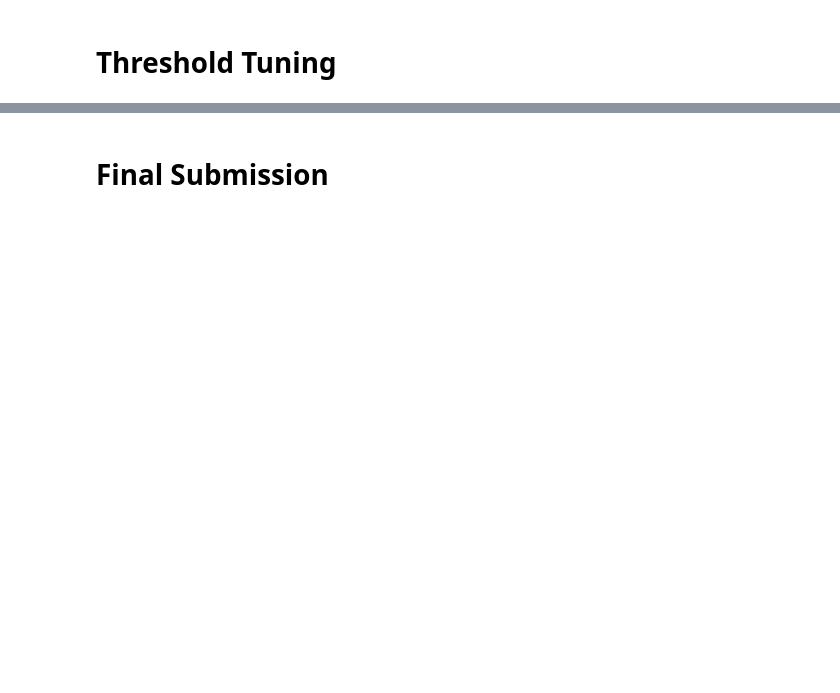
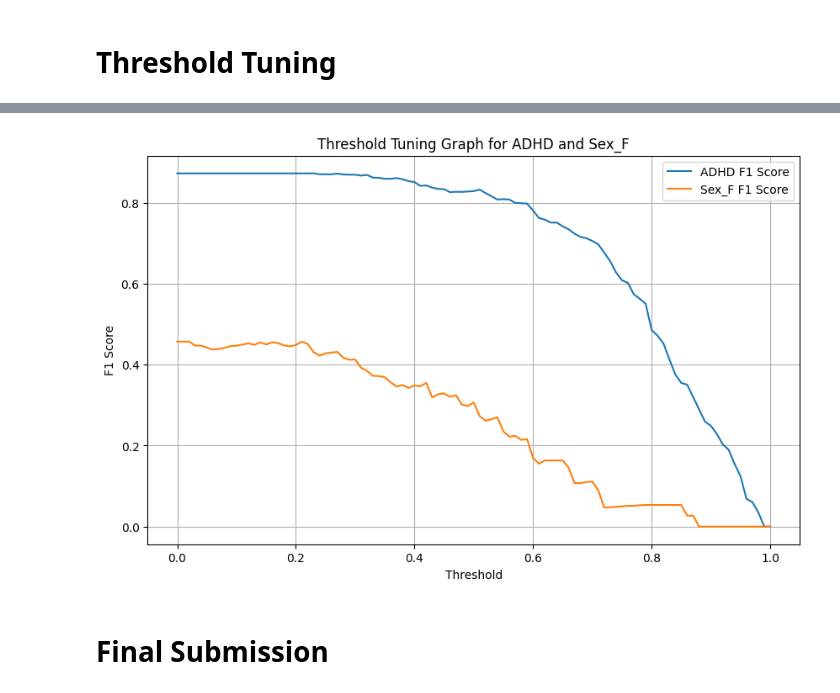
Before and after one commit to jchen0000/widsdatathon2025, a Jupyter notebook: python/Jiaqi.ipynb, the cells around one changed output, grey strips where cells are left out. Saved outputs shown, nothing was run; the diff lists cells and outputs as text; code cells hidden in the pictures; blank space fills up the shorter version.

```diff
--- a/python/Jiaqi.ipynb
+++ b/python/Jiaqi.ipynb
@@ -624,7 +638,8 @@ def compute_weighted_f1(y_true_adhd, y_pred_adhd, y_true_sex, y_pred_sex):
     return final_f1, f1_adhd, f1_sex
 
 # --- Define a range of thresholds to test ---
-thresholds = np.linspace(0, 1, 101)  # from 0.00 to 1.00 in steps of 0.01
+#thresholds = np.linspace(0, 1, 101)  # from 0.00 to 1.00 in steps of 0.01
+thresholds = np.linspace(0.2, 0.99, 98)
 
 best_final_f1 = 0.0
 best_thr_adhd = 0.0
@@ -648,8 +663,4 @@ for thr_a in thresholds:
 print(f"Best ADHD Threshold: {best_thr_adhd:.2f} with F1: {best_f1_adhd:.4f}")
 print(f"Best Sex_F Threshold: {best_thr_sex:.2f} with F1: {best_f1_sex:.4f}")
 print(f"Best Final Weighted F1: {best_final_f1:.4f}")
-
-# Best ADHD Threshold: 0.37 with F1: 0.8762
-# Best Sex_F Threshold: 0.02 with F1: 0.4586
-# Best Final Weighted F1: 0.6674
 # %% [output]
@@ -658,0 +680,42 @@ Best Final Weighted F1: 0.6707
+# %%
+# prompt: generate a threshold tuning graph for ADHD and Sex_F
+
+import numpy as np
+from sklearn.metrics import f1_score
+import matplotlib.pyplot as plt
+
+# Assuming y_val_adhd_prob, y_val_sex_prob, y_val_adhd_split, and y_val_sex_split are defined as in your code.
+
+# Function to compute the weighted F1 score (same as before)
+def compute_weighted_f1(y_true_adhd, y_pred_adhd, y_true_sex, y_pred_sex):
+    weights = np.ones_like(y_true_adhd, dtype=float)
+    weights[(y_true_adhd == 1) & (y_true_sex == 1)] = 2.0
+    f1_adhd = f1_score(y_true_adhd, y_pred_adhd, sample_weight=weights)
+    f1_sex = f1_score(y_true_sex, y_pred_sex)
+    final_f1 = (f1_adhd + f1_sex) / 2.0
+    return final_f1, f1_adhd, f1_sex
+
+
+thresholds = np.linspace(0, 1, 101)
+f1_scores_adhd = []
+f1_scores_sex = []
+
+for threshold in thresholds:
+    y_pred_adhd = (y_val_adhd_prob > threshold).astype(int)
+    y_pred_sex = (y_val_sex_prob > threshold).astype(int)
+    _, f1_adhd, f1_sex = compute_weighted_f1(y_val_adhd_split, y_pred_adhd, y_val_sex_split, y_pred_sex)
+    f1_scores_adhd.append(f1_adhd)
+    f1_scores_sex.append(f1_sex)
+
+# Plotting the threshold tuning graph
+plt.figure(figsize=(10, 6))
+plt.plot(thresholds, f1_scores_adhd, label='ADHD F1 Score')
+plt.plot(thresholds, f1_scores_sex, label='Sex_F F1 Score')
+plt.xlabel('Threshold')
+plt.ylabel('F1 Score')
+plt.title('Threshold Tuning Graph for ADHD and Sex_F')
+plt.legend()
+plt.grid(True)
+plt.show()
+# %% [output]
+[figure, added]
```
Also changed, not shown: parts of 9 cells of this notebook.
